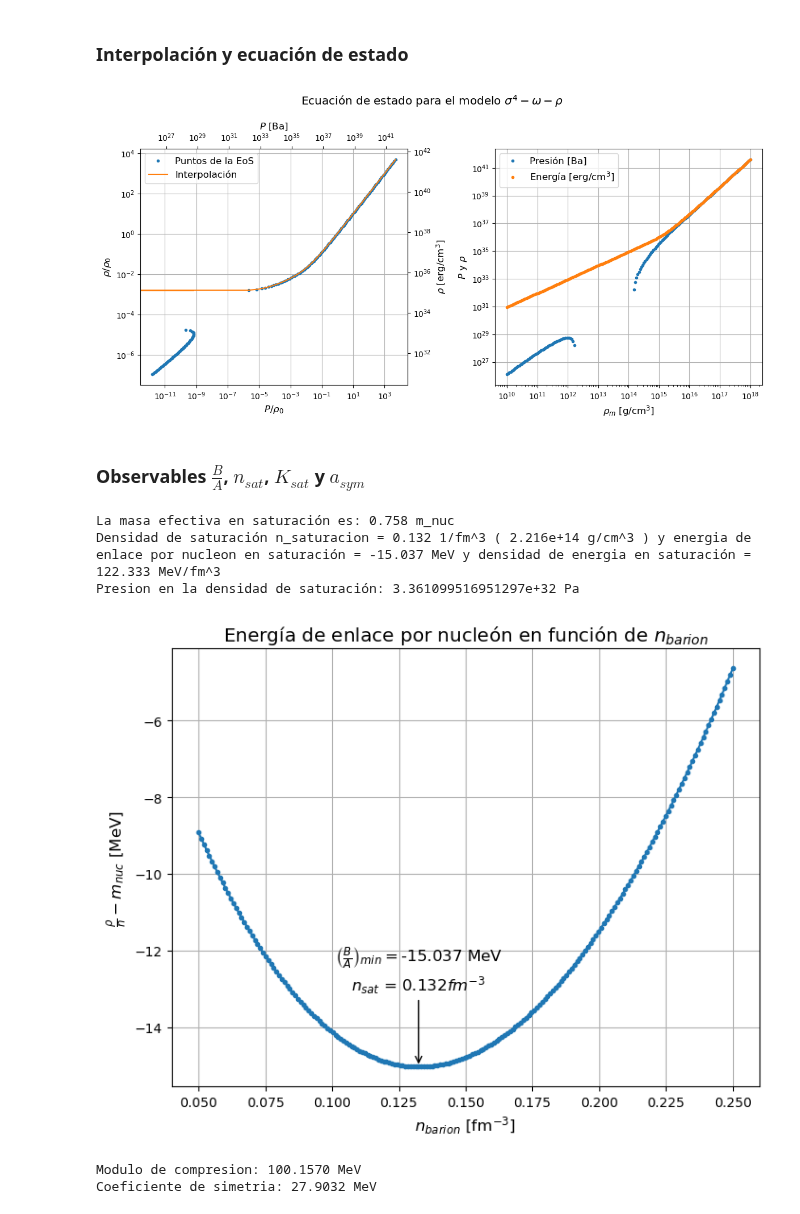
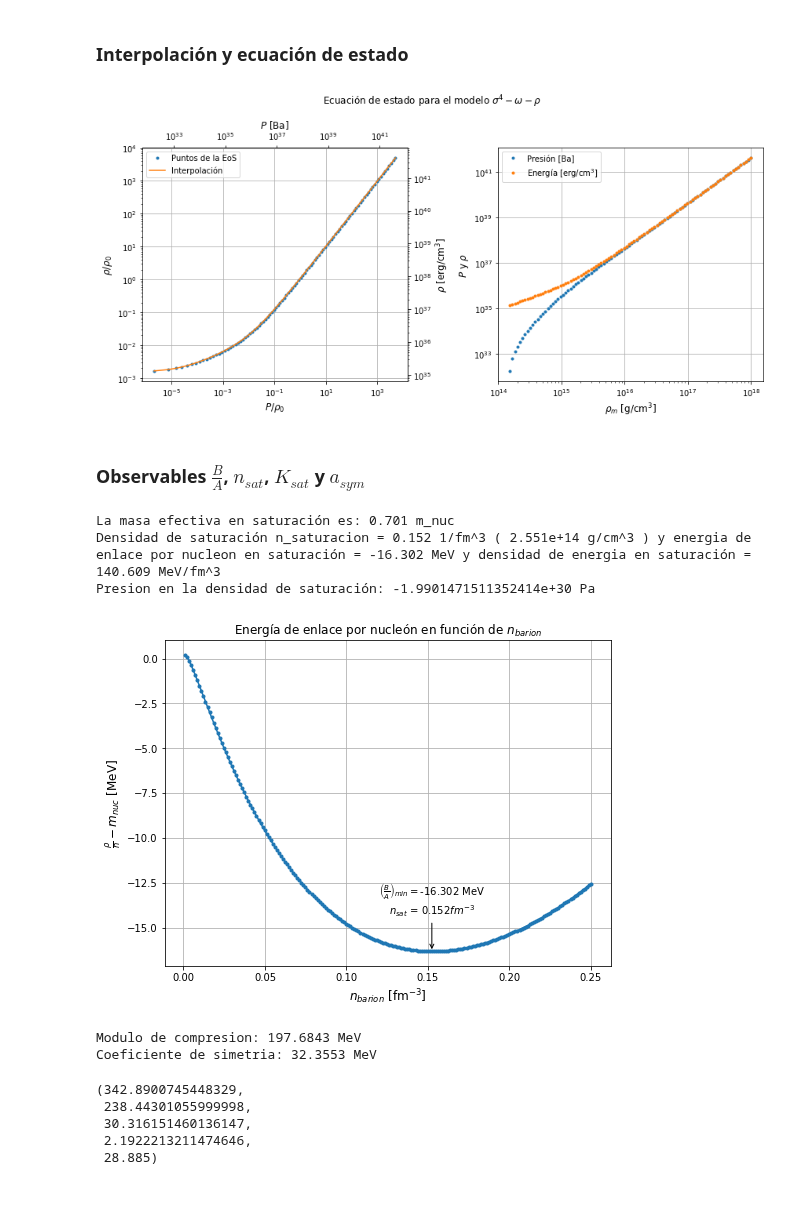
Before and after one commit to Vendetta0462/CalculosSimulaciones, a Jupyter notebook: NS_Structure/sigma-omega-rho.ipynb, the cells around one changed output. Cells and saved outputs as stored; diff of their text form; code cells hidden in the pictures.

Commit message:
correct sign sigma

```diff
--- a/NS_Structure/sigma-omega-rho.ipynb
+++ b/NS_Structure/sigma-omega-rho.ipynb
@@ -57,17 +57,18 @@ MeV_to_fm11 = e_MKS/(hbar_MKS*c_MKS*1e9) # MeV to fm^-1
 MeVfm_to_Jm  = 1e51*e_MKS # MeV/fm to J/m
 
 # Definimos las constantes necesarias en unidades naturales
-m_nuc = m_nuc_MKS * Kg_to_fm11 # fm^-1
+m_nuc =  m_nuc_MKS * Kg_to_fm11 # fm^-1
 lambda_ = m_nuc**4 # Constante de escala empleada
 rho_0_lambda = lambda_/2 # Escala de energía y presión empleada
 
+
 # Damos valores a las constantes (Glendenning K=250 m*/m=0.7) (constantes tilde cuadradas)
-A_sigma = 12.230*m_nuc**2 # Walecka: 266.9, 357.4
+A_sigma = 12.684*m_nuc**2 # Walecka: 266.9, 357.4
 A_omega =  7.148*m_nuc**2 # Walecka: 195.7, 273.8
 A_rho   =  4.410*m_nuc**2 # Nuevo parámetro para el campo rho
-b       =  4.312e-3
-c       = -4.103e-3
-t       = -0.0           # Parámetro de asimetría de isospin (prot-neut, t=0 simétrica, t=+-1 asimétrica)
+b       =  5.610e-3
+c       = -6.986e-3
+t       = 0.0           # Parámetro de asimetría de isospin (prot-neut, t=0 simétrica, t=+-1 asimétrica)
 
 params = [A_sigma, A_omega, A_rho, b, c, t]
 
@@ -180,19 +214,19 @@ isoEoS.plot_autoconsistencia(n_prove, params)
 # %%
 isoEoS.plot_EoS(rho_P, presiones, energias, n_sirve, titulo=r'Ecuación de estado para el modelo $\sigma^4-\omega-\rho$')
 # %% [output]
-[figure, old version]
+[figure, new version]
 # %% [markdown]
 ### Observables $\frac{B}{A}$, $n_{sat}$, $K_{sat}$ y $a_{sym}$
 # %%
 # Graficamos la energia de enlace por nucleon vs la densidad de bariones
 # n_prove = np.logspace(-3, -0.5, 200) # Densidades de bariones en fm^-3
-n_prove = np.linspace(5e-2, 0.25, 200) # Densidades de bariones en fm^-3
+n_prove = np.linspace(1e-3, 0.25, 200) # Densidades de bariones en fm^-3
 saturacion = isoEoS.plot_saturacion(n_prove, params)
 # %% [output]
-La masa efectiva en saturación es: 0.758 m_nuc
-Densidad de saturación n_saturacion = 0.132 1/fm^3 ( 2.216e+14 g/cm^3 ) y energia de enlace por nucleon en saturación = -15.037 MeV y densidad de energia en saturación = 122.333 MeV/fm^3
-Presion en la densidad de saturación: 3.361099516951297e+32 Pa
+La masa efectiva en saturación es: 0.701 m_nuc
+Densidad de saturación n_saturacion = 0.152 1/fm^3 ( 2.551e+14 g/cm^3 ) y energia de enlace por nucleon en saturación = -16.302 MeV y densidad de energia en saturación = 140.609 MeV/fm^3
+Presion en la densidad de saturación: -1.9901471511352414e+30 Pa
-[figure, old version]
+[figure, new version]
 # %%
 # Calculamos el modulo de compresion y el coeficiente de energía de simetría
 K = isoEoS.modulo_compresion(saturacion[0], params)
@@ -201,5 +235,13 @@ print(f'Modulo de compresion: {K:.4f} MeV')
 a_sym = isoEoS.coeficiente_simetria(saturacion[0], params)
 print(f'Coeficiente de simetria: {a_sym:.4f} MeV')
 # %% [output]
-Modulo de compresion: 100.1570 MeV
-Coeficiente de simetria: 27.9032 MeV
+Modulo de compresion: 197.6843 MeV
+Coeficiente de simetria: 32.3553 MeV
+# %%
+(10.0217*939/508.194)**2, (12.868*939/782.5)**2,(4.474*939/763)**2, 10.431/m_nuc, 28.885
+# %% [output]
+(342.8900745448329,
+ 238.44301055999998,
+ 30.316151460136147,
+ 2.1922213211474646,
+ 28.885)
```
Also changed, not shown: parts of 9 cells of this notebook, 2 other files.
